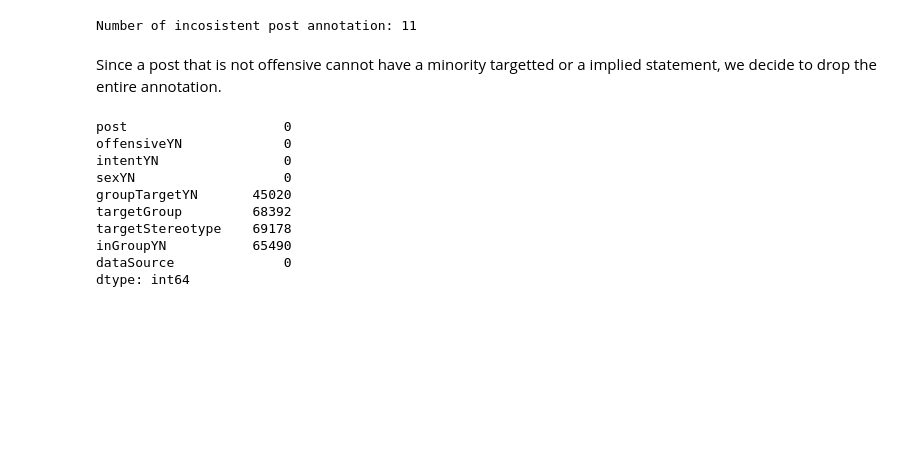
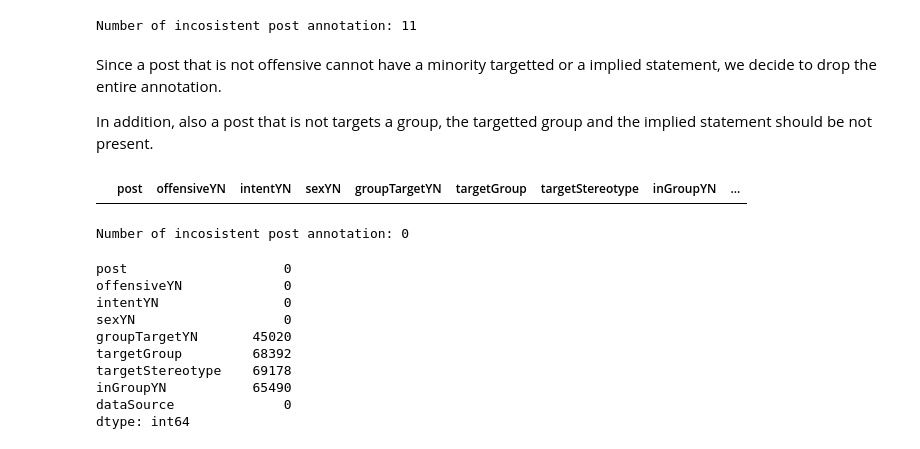
Before and after one commit to matteoperiani2/social_bias_framework, a Jupyter notebook: data_analysis.ipynb, the cells around one changed output. Saved outputs shown, nothing was run; the diff lists cells and outputs as text; code cells hidden in the pictures; blank space fills up the shorter version.

```diff
--- a/data_analysis.ipynb
+++ b/data_analysis.ipynb
@@ -251,6 +321,17 @@ df_red = df_red.drop(drop_idx)
 Number of incosistent post annotation: 11
 # %% [markdown]
 Since a post that is not offensive cannot have a minority targetted or a implied statement, we decide to drop the entire annotation.
+
+In addition, also a post that is not targets a group, the targetted group and the implied statement should be not present.
+# %%
+nogrp_mask = df_red["groupTargetYN"].isna()
+no_grp_ann = df_red[nogrp_mask]
+tgt_grp_stp_mask = ~no_grp_ann["targetGroup"].isna() | ~no_grp_ann["targetStereotype"].isna()
+display(no_grp_ann[tgt_grp_stp_mask].head(3))
+print(f"Number of incosistent post annotation: {len(no_grp_ann[tgt_grp_stp_mask])}")
+# %% [output]
+|  | post | offensiveYN | intentYN | sexYN | groupTargetYN | targetGroup | targetStereotype | inGroupYN | ... |
+Number of incosistent post annotation: 0
 # %%
 display(df_red.isna().sum())
 # %% [output]
```
Also changed, not shown: parts of 9 cells of this notebook.
